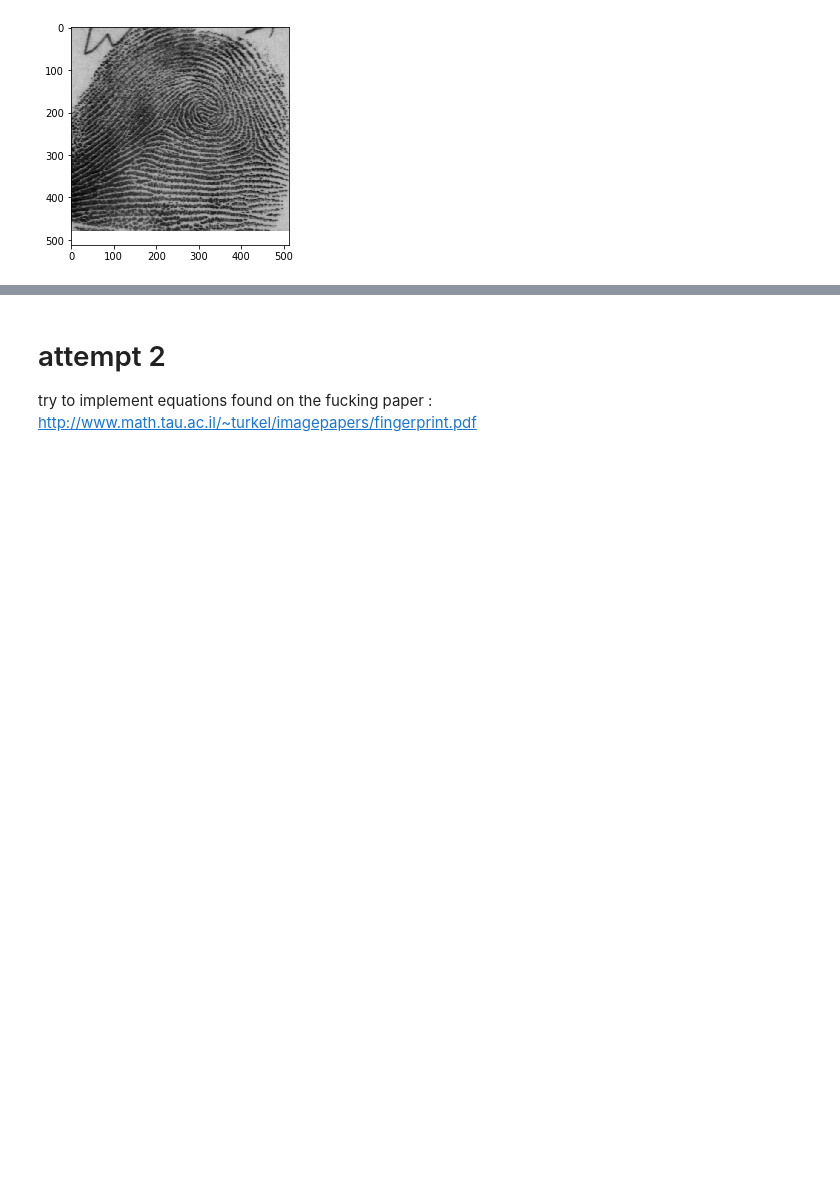
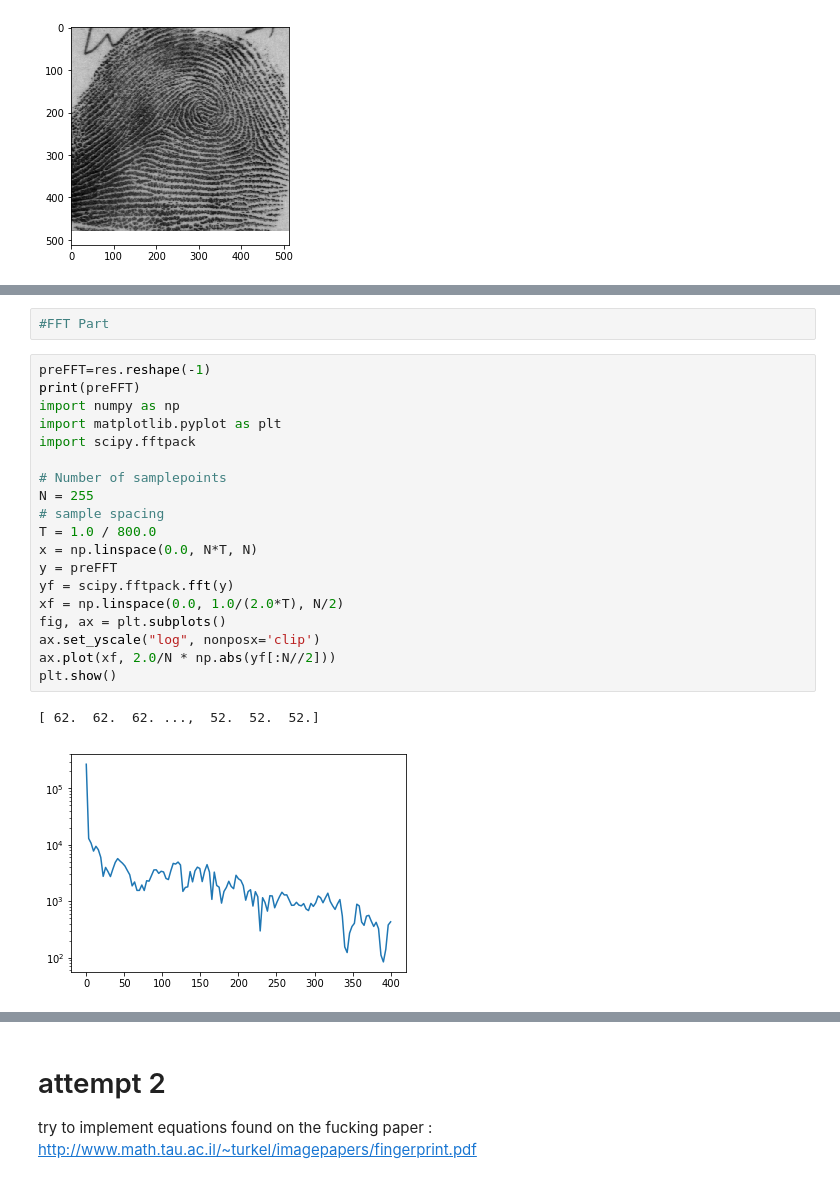
Before and after one commit to SSripilaipong/TimeSeries_mid, a Jupyter notebook: try_opencv.ipynb, the cells around one changed output, grey strips where cells are left out. Cells and saved outputs as stored; diff of their text form; blank space fills up the shorter version.

```diff
--- a/try_opencv.ipynb
+++ b/try_opencv.ipynb
@@ -108,0 +113,24 @@ plt.imshow(res, cmap='gray')
+# %%
+#FFT Part
+# %%
+preFFT=res.reshape(-1)
+print(preFFT)
+import numpy as np
+import matplotlib.pyplot as plt
+import scipy.fftpack
+
+# Number of samplepoints
+N = 255
+# sample spacing
+T = 1.0 / 800.0
+x = np.linspace(0.0, N*T, N)
+y = preFFT
+yf = scipy.fftpack.fft(y)
+xf = np.linspace(0.0, 1.0/(2.0*T), N/2)
+fig, ax = plt.subplots()
+ax.set_yscale("log", nonposx='clip')
+ax.plot(xf, 2.0/N * np.abs(yf[:N//2]))
+plt.show()
+# %% [output]
+[ 62.  62.  62. ...,  52.  52.  52.]
+[figure, added]
```
Also changed, not shown: parts of 6 cells of this notebook.
